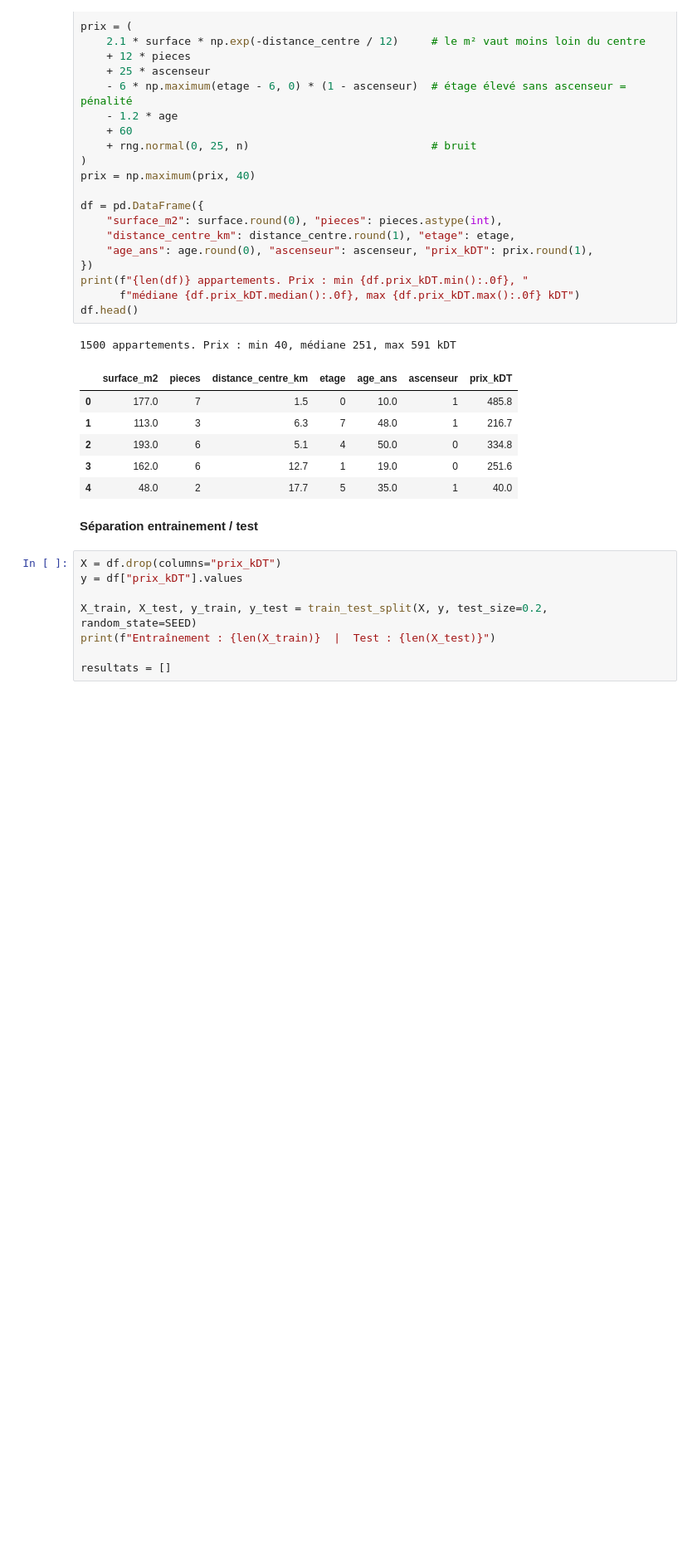
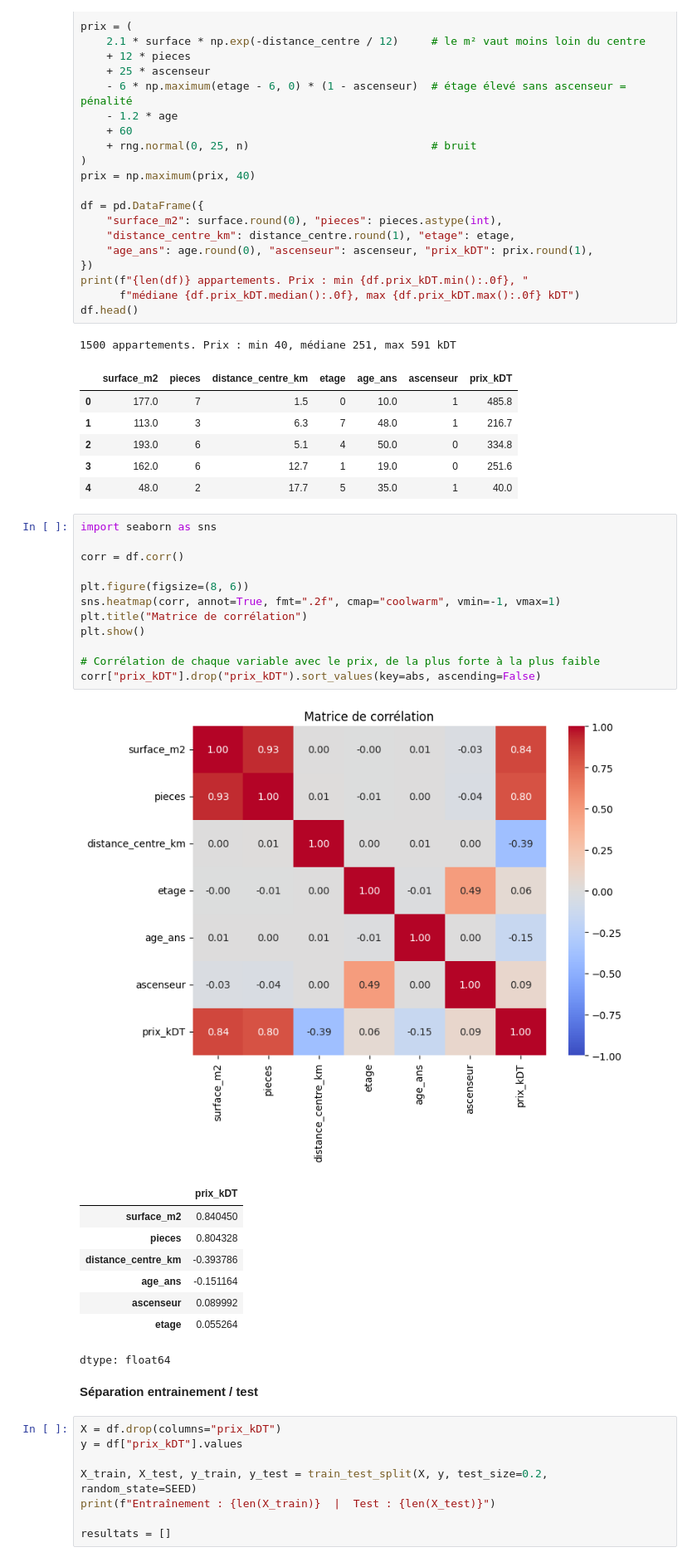
Before and after one commit to BOUIDA-CHAIMA/Machine-Learning-samples, a Jupyter notebook: KNN_Régression.ipynb, the cells around one changed output. Shown at 83% size. Cells and saved outputs as stored; diff of their text form; blank space fills up the shorter version.

```diff
--- a/KNN_Régression.ipynb
+++ b/KNN_Régression.ipynb
@@ -104,6 +104,28 @@ df.head()
 | 2 | 193.0 | 6 | 5.1 | 4 | 50.0 | 0 | 334.8 |
 | 3 | 162.0 | 6 | 12.7 | 1 | 19.0 | 0 | 251.6 |
 | 4 | 48.0 | 2 | 17.7 | 5 | 35.0 | 1 | 40.0 |
+# %%
+import seaborn as sns
+
+corr = df.corr()
+
+plt.figure(figsize=(8, 6))
+sns.heatmap(corr, annot=True, fmt=".2f", cmap="coolwarm", vmin=-1, vmax=1)
+plt.title("Matrice de corrélation")
+plt.show()
+
+# Corrélation de chaque variable avec le prix, de la plus forte à la plus faible
+corr["prix_kDT"].drop("prix_kDT").sort_values(key=abs, ascending=False)
+# %% [output]
+[figure, added]
+|  | prix_kDT |
+| surface_m2 | 0.840450 |
+| pieces | 0.804328 |
+| distance_centre_km | -0.393786 |
+| age_ans | -0.151164 |
+| ascenseur | 0.089992 |
+| etage | 0.055264 |
+dtype: float64
 # %% [markdown]
 **Séparation entrainement / test**
 # %%
```
Also changed, not shown: parts of 1 cell of this notebook.
